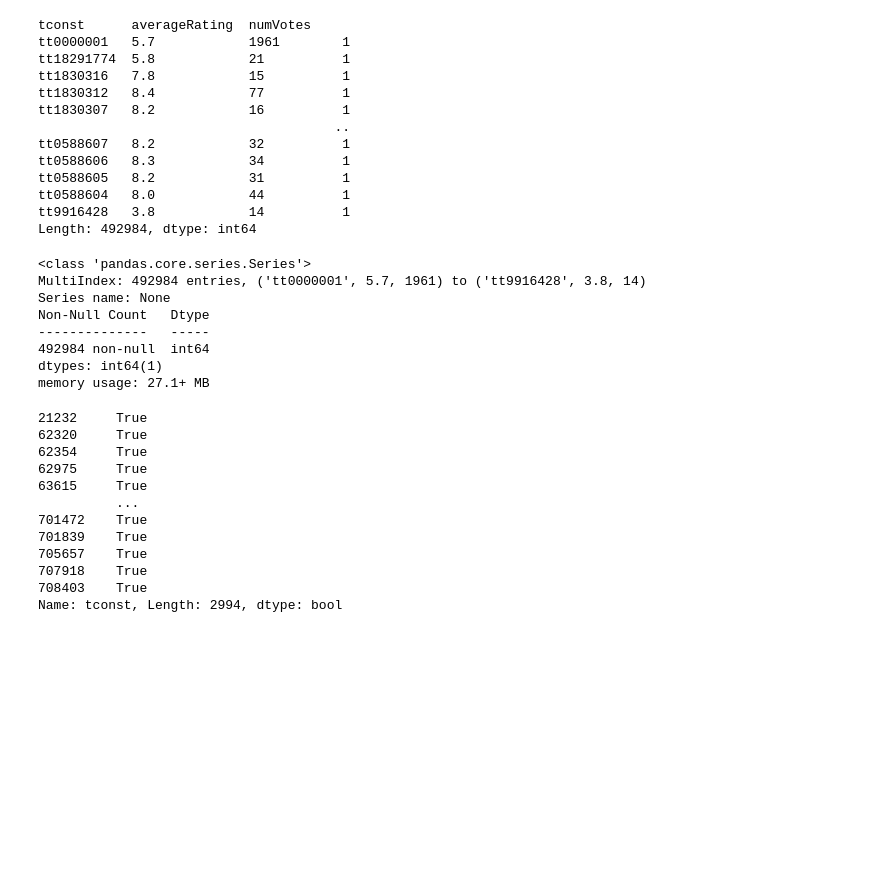
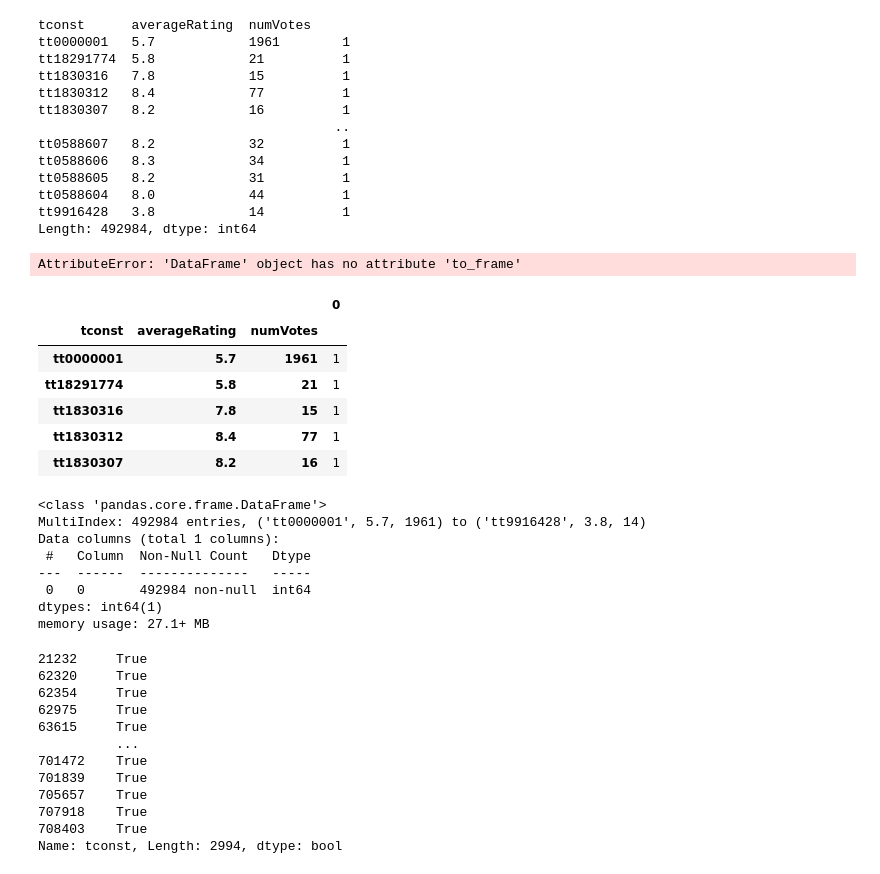
Before and after one commit to jamesbelk0/IMDB_MySQL_Database, a Jupyter notebook: IMDB_MySQL_Database_Part_1.ipynb, the cells around one changed output. Drawn from its saved outputs; the diff is of its cells as text; code cells hidden in the pictures; blank space fills up the shorter version.

```diff
--- a/IMDB_MySQL_Database_Part_1.ipynb
+++ b/IMDB_MySQL_Database_Part_1.ipynb
@@ -306,16 +306,28 @@ tt0588604   8.0            44          1
 tt9916428   3.8            14          1
 Length: 492984, dtype: int64
 # %%
-ratings.info()
+ratings = ratings.to_frame()
 # %% [output]
-<class 'pandas.core.series.Series'>
-MultiIndex: 492984 entries, ('tt0000001', 5.7, 1961) to ('tt9916428', 3.8, 14)
-Series name: None
-Non-Null Count   Dtype
---------------   -----
-492984 non-null  int64
-dtypes: int64(1)
-memory usage: 27.1+ MB
+AttributeError: 'DataFrame' object has no attribute 'to_frame'
+# %%
+display(ratings.head())
+ratings.info()
+# %% [output]
+|  |  |  | 0 |
+| tconst | averageRating | numVotes |  |
+| tt0000001 | 5.7 | 1961 | 1 |
+| tt18291774 | 5.8 | 21 | 1 |
+| tt1830316 | 7.8 | 15 | 1 |
+| tt1830312 | 8.4 | 77 | 1 |
+| tt1830307 | 8.2 | 16 | 1 |
+<class 'pandas.core.frame.DataFrame'>
+MultiIndex: 492984 entries, ('tt0000001', 5.7, 1961) to ('tt9916428', 3.8, 14)
+Data columns (total 1 columns):
+ #   Column  Non-Null Count   Dtype
+---  ------  --------------   -----
+ 0   0       492984 non-null  int64
+dtypes: int64(1)
+memory usage: 27.1+ MB
 # %%
 keepers = basics['tconst'].isin(akas['titleId'])
 keepers
```
Also changed, not shown: 9 other files.
